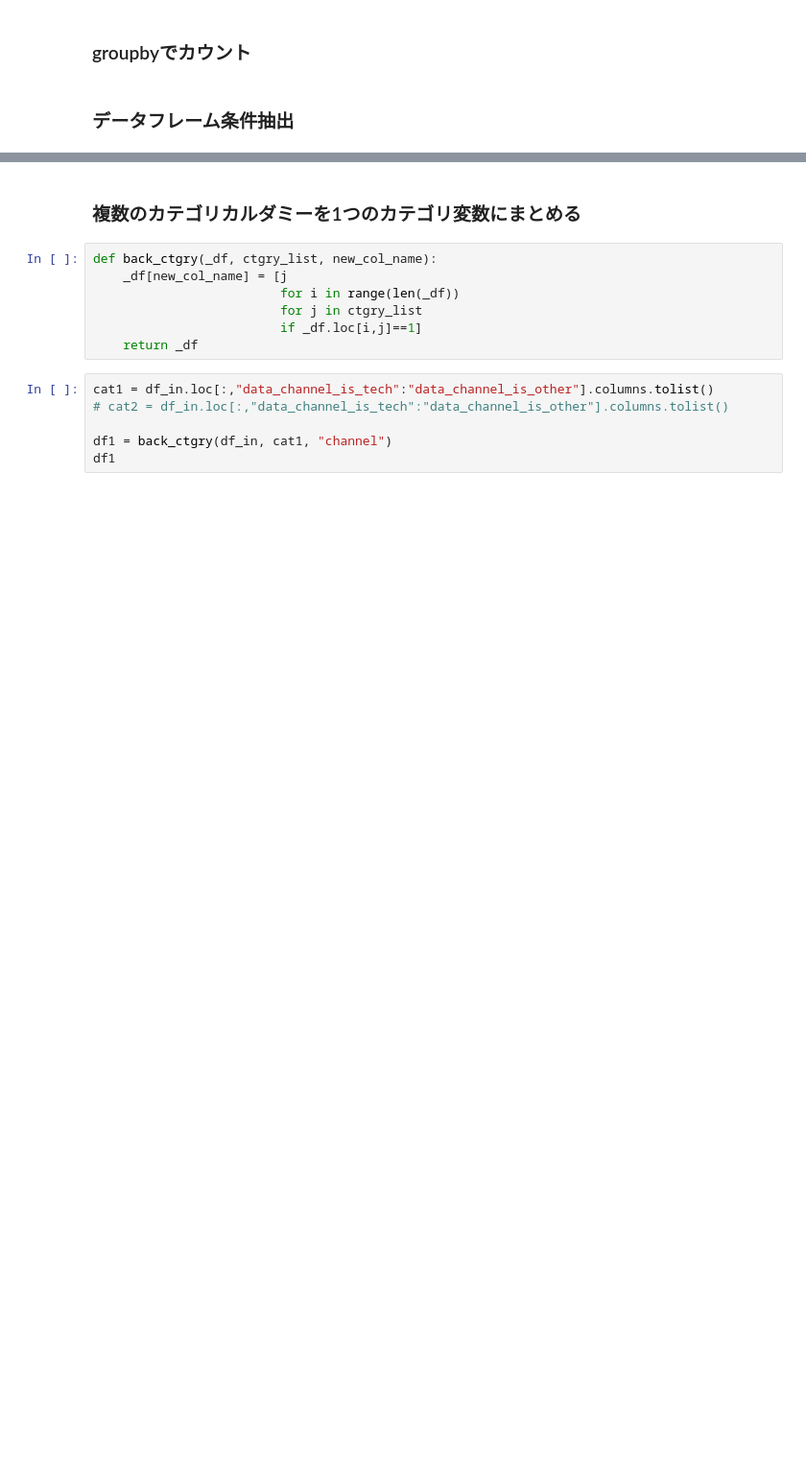
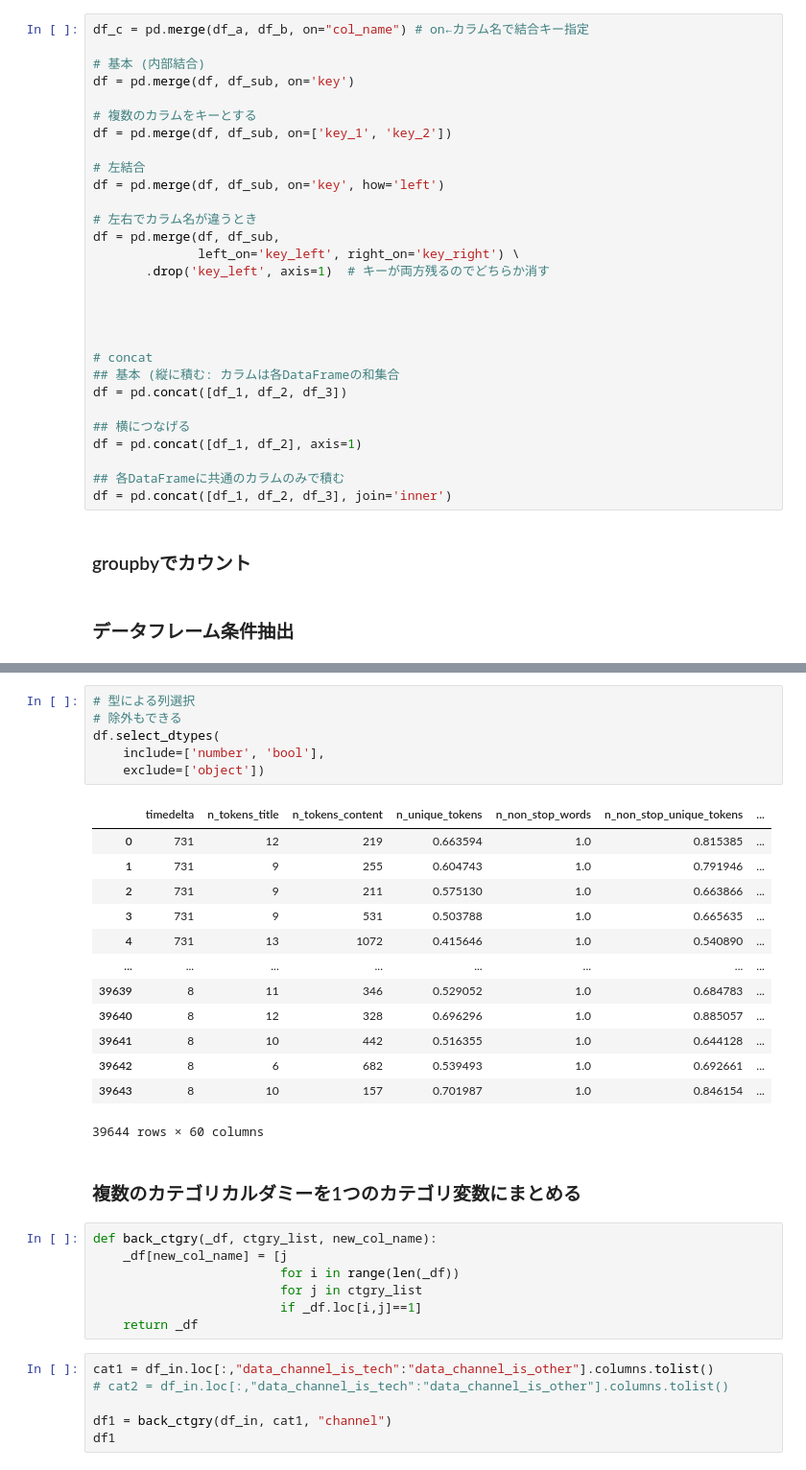
Before and after one commit to K-W-hibiki/Data_Analytics, a Jupyter notebook: pandas/pandas.ipynb, the cells around one changed output, grey strips where cells are left out. Shown at 96% size. Cells and saved outputs as stored; diff of their text form; blank space fills up the shorter version.

```diff
--- a/pandas/pandas.ipynb
+++ b/pandas/pandas.ipynb
@@ -117,3 +142,32 @@ df_c = pd.merge(df_a, df_b, on="col_name") # on←カラム名で結合キー指
+# %%
+df_c = pd.merge(df_a, df_b, on="col_name") # on←カラム名で結合キー指定
+
+# 基本 (内部結合)
+df = pd.merge(df, df_sub, on='key')
+
+# 複数のカラムをキーとする
+df = pd.merge(df, df_sub, on=['key_1', 'key_2'])
+
+# 左結合
+df = pd.merge(df, df_sub, on='key', how='left')
+
+# 左右でカラム名が違うとき
+df = pd.merge(df, df_sub,
+              left_on='key_left', right_on='key_right') \
+       .drop('key_left', axis=1)  # キーが両方残るのでどちらか消す
+
+
+
+
+# concat
+## 基本 (縦に積む: カラムは各DataFrameの和集合
+df = pd.concat([df_1, df_2, df_3])
+
+## 横につなげる
+df = pd.concat([df_1, df_2], axis=1)
+
+## 各DataFrameに共通のカラムのみで積む
+df = pd.concat([df_1, df_2, df_3], join='inner')
 # %% [markdown]
 ### groupbyでカウント
 # %% [markdown]
@@ -129,3 +203,23 @@ df_ex
+# %%
+# 型による列選択
+# 除外もできる
+df.select_dtypes(
+    include=['number', 'bool'],
+    exclude=['object'])
+# %% [output]
+|  | timedelta | n_tokens_title | n_tokens_content | n_unique_tokens | n_non_stop_words | n_non_stop_unique_tokens | ... |
+| 0 | 731 | 12 | 219 | 0.663594 | 1.0 | 0.815385 | ... |
+| 1 | 731 | 9 | 255 | 0.604743 | 1.0 | 0.791946 | ... |
+| 2 | 731 | 9 | 211 | 0.575130 | 1.0 | 0.663866 | ... |
+| 3 | 731 | 9 | 531 | 0.503788 | 1.0 | 0.665635 | ... |
+| 4 | 731 | 13 | 1072 | 0.415646 | 1.0 | 0.540890 | ... |
+| ... | ... | ... | ... | ... | ... | ... | ... |
+| 39639 | 8 | 11 | 346 | 0.529052 | 1.0 | 0.684783 | ... |
+| 39640 | 8 | 12 | 328 | 0.696296 | 1.0 | 0.885057 | ... |
+| 39641 | 8 | 10 | 442 | 0.516355 | 1.0 | 0.644128 | ... |
+| 39642 | 8 | 6 | 682 | 0.539493 | 1.0 | 0.692661 | ... |
+| 39643 | 8 | 10 | 157 | 0.701987 | 1.0 | 0.846154 | ... |
+39644 rows × 60 columns
 # %% [markdown]
 ### 複数のカテゴリカルダミーを1つのカテゴリ変数にまとめる
 # %%
```
Also changed, not shown: parts of 16 cells of this notebook.
